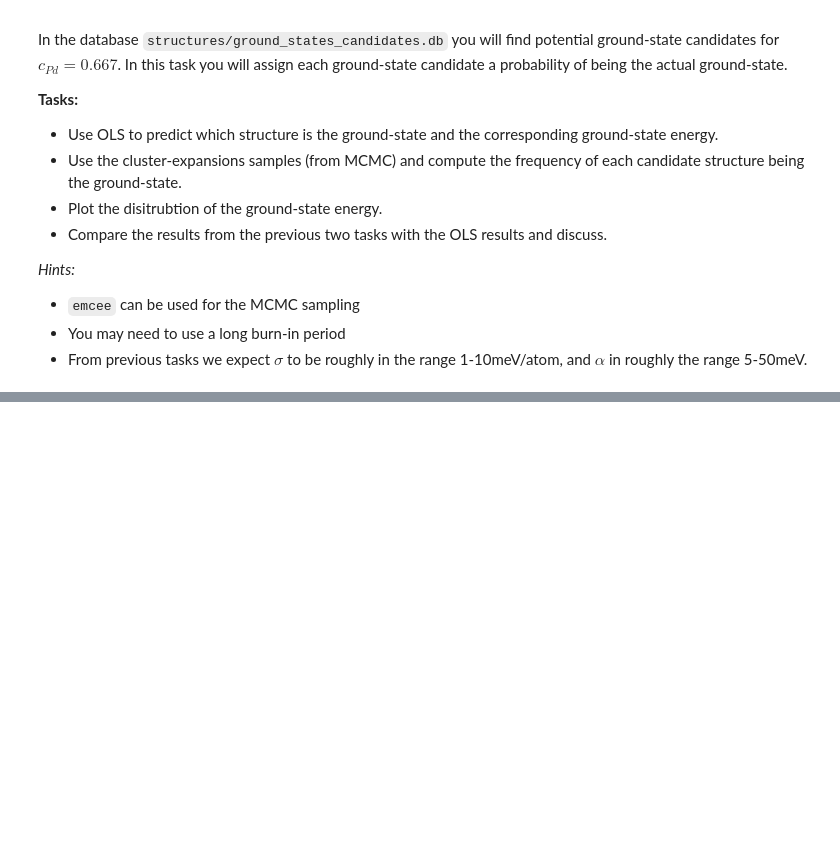
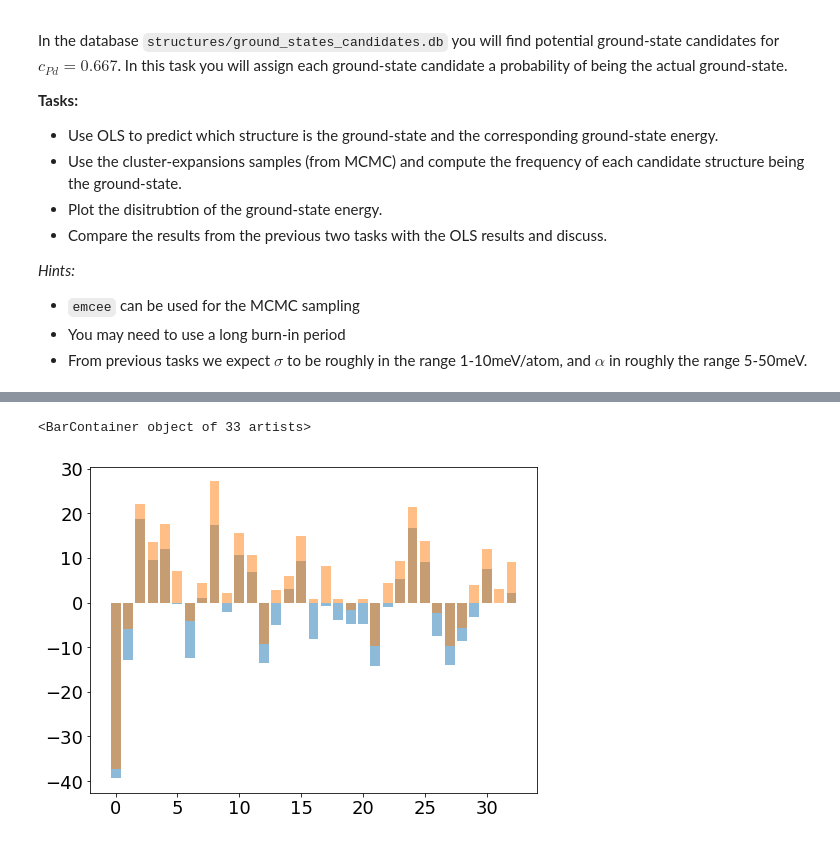
Before and after one commit to elindgren/asam_projects, a Jupyter notebook: Project2/TIF345_CE_project_2a.ipynb, the cells around one changed output, grey strips where cells are left out. Drawn from its saved outputs; the diff is of its cells as text; code cells hidden in the pictures; blank space fills up the shorter version.

```diff
--- a/Project2/TIF345_CE_project_2a.ipynb
+++ b/Project2/TIF345_CE_project_2a.ipynb
@@ -566,0 +684,11 @@ In the database `structures/ground_states_candidates.db` you will find potential
+# %%
+J_mean = (full_trace[:,0:J_dim]).mean(axis = 0)
+J_mode = np.max(full_trace[:,0:J_dim], axis = 0)
+
+fig, ax = plt.subplots(figsize = (8,6))
+t = np.arange(0,J_dim)
+ax.bar(t,height = J_mean, alpha = 0.5)
+ax.bar(t,height = J_mode, alpha = 0.5)
+# %% [output]
+<BarContainer object of 33 artists>
+[figure, added]
```
Also changed, not shown: parts of 12 cells of this notebook, 6 other files.
